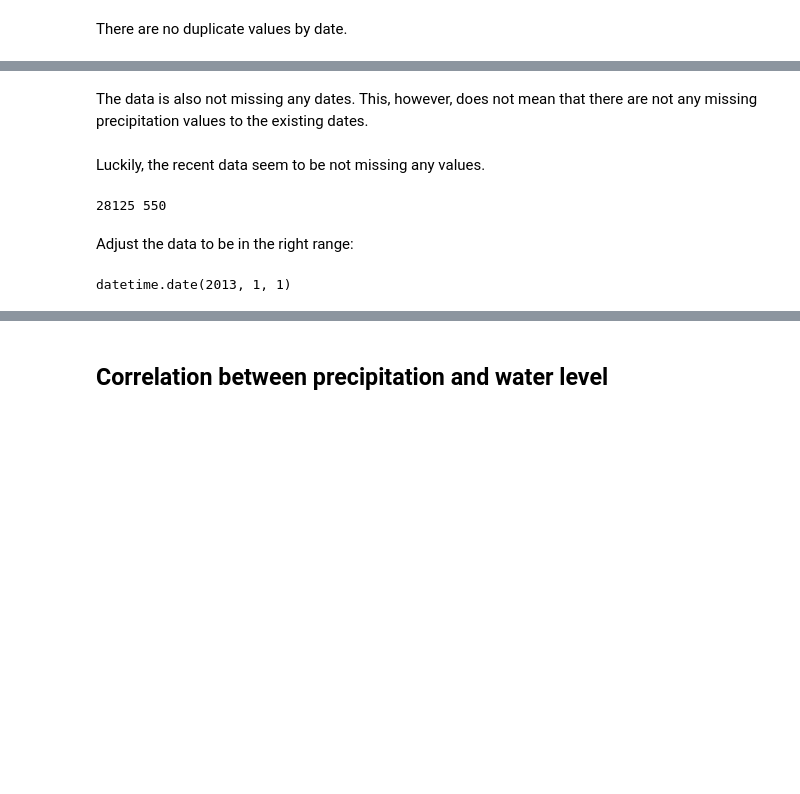
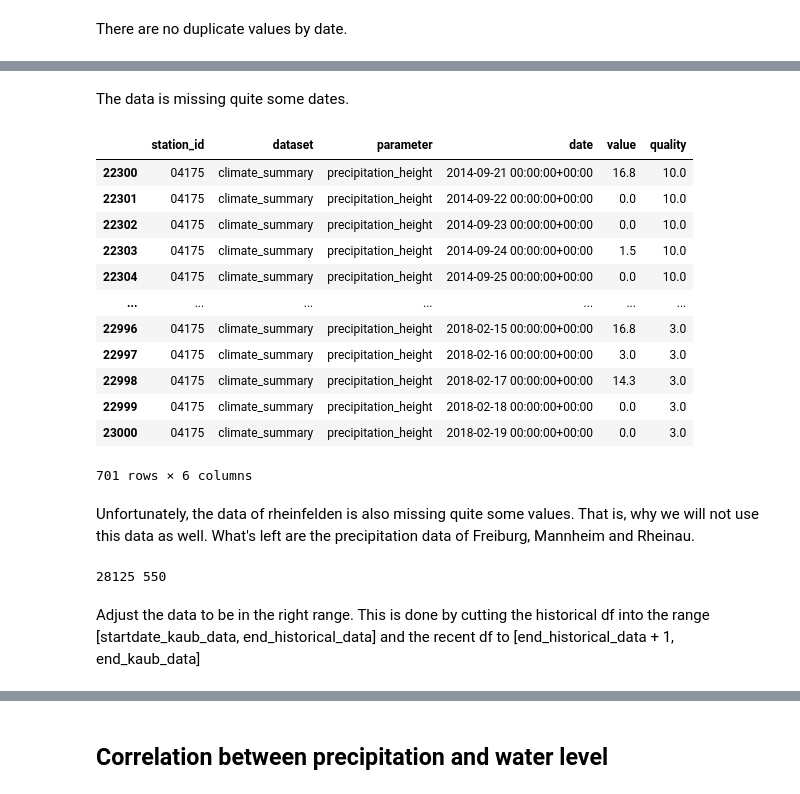
Before and after one commit to AJWarnke/datascienceml2022, a Jupyter notebook: network-DWD.ipynb, the cells around one changed output, grey strips where cells are left out. Cells and saved outputs as stored; diff of their text form; code cells hidden in the pictures; blank space fills up the shorter version.

Commit message:
Finish data analysis and fillna

```diff
--- a/network-DWD.ipynb
+++ b/network-DWD.ipynb
@@ -229,13 +267,29 @@ for df in historical_list:
-# %% [markdown]
-The data is also not missing any dates. This, however, does not mean that there are not any missing precipitation values to the existing dates.
-# %% [markdown]
-Luckily, the recent data seem to be not missing any values.
+# %% [markdown]
+The data is missing quite some dates.
+# %%
+precipitation_rheinfelden_historical.loc[22300:23000]
+# %% [output]
+|  | station_id | dataset | parameter | date | value | quality |
+| 22300 | 04175 | climate_summary | precipitation_height | 2014-09-21 00:00:00+00:00 | 16.8 | 10.0 |
+| 22301 | 04175 | climate_summary | precipitation_height | 2014-09-22 00:00:00+00:00 | 0.0 | 10.0 |
+| 22302 | 04175 | climate_summary | precipitation_height | 2014-09-23 00:00:00+00:00 | 0.0 | 10.0 |
+| 22303 | 04175 | climate_summary | precipitation_height | 2014-09-24 00:00:00+00:00 | 1.5 | 10.0 |
+| 22304 | 04175 | climate_summary | precipitation_height | 2014-09-25 00:00:00+00:00 | 0.0 | 10.0 |
+| ... | ... | ... | ... | ... | ... | ... |
+| 22996 | 04175 | climate_summary | precipitation_height | 2018-02-15 00:00:00+00:00 | 16.8 | 3.0 |
+| 22997 | 04175 | climate_summary | precipitation_height | 2018-02-16 00:00:00+00:00 | 3.0 | 3.0 |
+| 22998 | 04175 | climate_summary | precipitation_height | 2018-02-17 00:00:00+00:00 | 14.3 | 3.0 |
+| 22999 | 04175 | climate_summary | precipitation_height | 2018-02-18 00:00:00+00:00 | 0.0 | 3.0 |
+| 23000 | 04175 | climate_summary | precipitation_height | 2018-02-19 00:00:00+00:00 | 0.0 | 3.0 |
+701 rows × 6 columns
+# %% [markdown]
+Unfortunately, the data of rheinfelden is also missing quite some values. That is, why we will not use this data as well. What's left are the precipitation data of Freiburg, Mannheim and Rheinau.
 # %%
 print(len(precipitation_ma_historical), len(precipitation_ma_recent))
 # %% [output]
 28125 550
 # %% [markdown]
-Adjust the data to be in the right range:
+Adjust the data to be in the right range. This is done by cutting the historical df into the range [startdate_kaub_data, end_historical_data] and the recent df to [end_historical_data + 1, end_kaub_data]
 # %%
 precipitation_ma_historical['date'] = pd.to_datetime(precipitation_ma_historical['date'], unit='s').dt.date
 precipitation_ma_recent['date'] = pd.to_datetime(precipitation_ma_recent['date'], unit='s').dt.date
@@ -242,6 +299,0 @@ precipitation_ma_recent['date'] = pd.to_datetime(precipitation_ma_recent['date']
-# %%
-startdate = pd.to_datetime(df['date'].iloc[0]).date()
-inter_enddate = pd.to_datetime(precipitation_ma_historical['date'].iloc[-1]).date()
-precipitation_ma_historical = precipitation_ma_historical.loc[precipitation_ma_historical['date'].between(startdate, inter_enddate, inclusive=True)]
-# %% [output]
-datetime.date(2013, 1, 1)
```
Also changed, not shown: parts of 17 cells of this notebook.
